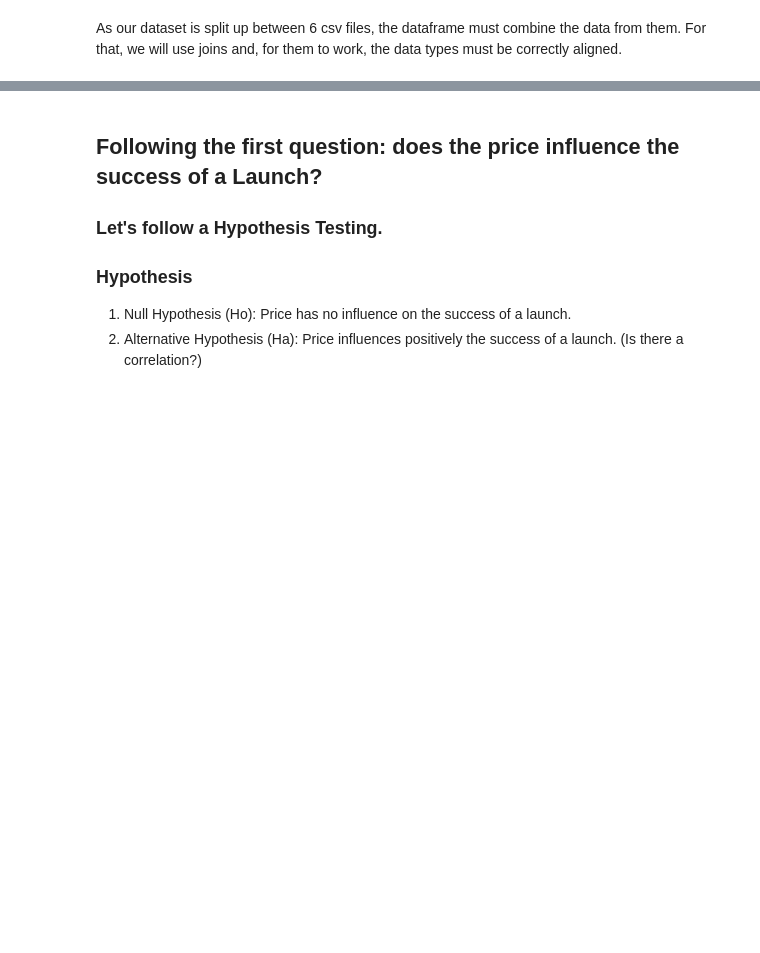
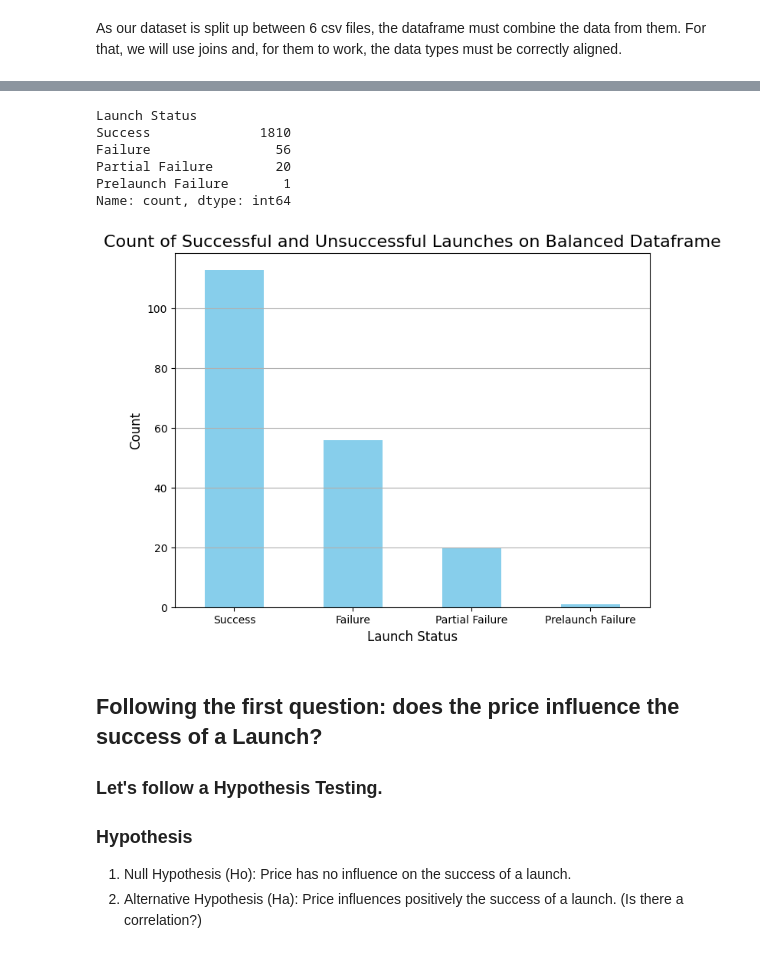
Before and after one commit to bernardodemelo/Rocket-Launch-Analysis, a Jupyter notebook: trabalho.ipynb, the cells around one changed output, grey strips where cells are left out. Cells and saved outputs as stored; diff of their text form; code cells hidden in the pictures; blank space fills up the shorter version.

```diff
--- a/trabalho.ipynb
+++ b/trabalho.ipynb
@@ -74,0 +117,9 @@ plt.show()
+# %%
+launch_data['Launch Status'].value_counts()
+# %% [output]
+Launch Status
+Success              1810
+Failure                56
+Partial Failure        20
+Prelaunch Failure       1
+Name: count, dtype: int64
@@ -75,3 +146,15 @@ plt.show()
+# %%
+# Plot the histogram
+plt.figure(figsize=(8, 6))
+balanced_status.plot(kind='bar', color=['skyblue'])
+plt.title('Count of Successful and Unsuccessful Launches on Balanced Dataframe', fontsize=16)
+plt.xlabel('Launch Status', fontsize=12)
+plt.ylabel('Count', fontsize=12)
+plt.xticks(rotation=0)
+plt.grid(axis='y')
+plt.show()
+# %% [output]
+[figure, added]
 # %% [markdown]
 ## Following the first question: does the price influence the success of a Launch?
 
```
Also changed, not shown: parts of 17 cells of this notebook, 1 other file.
